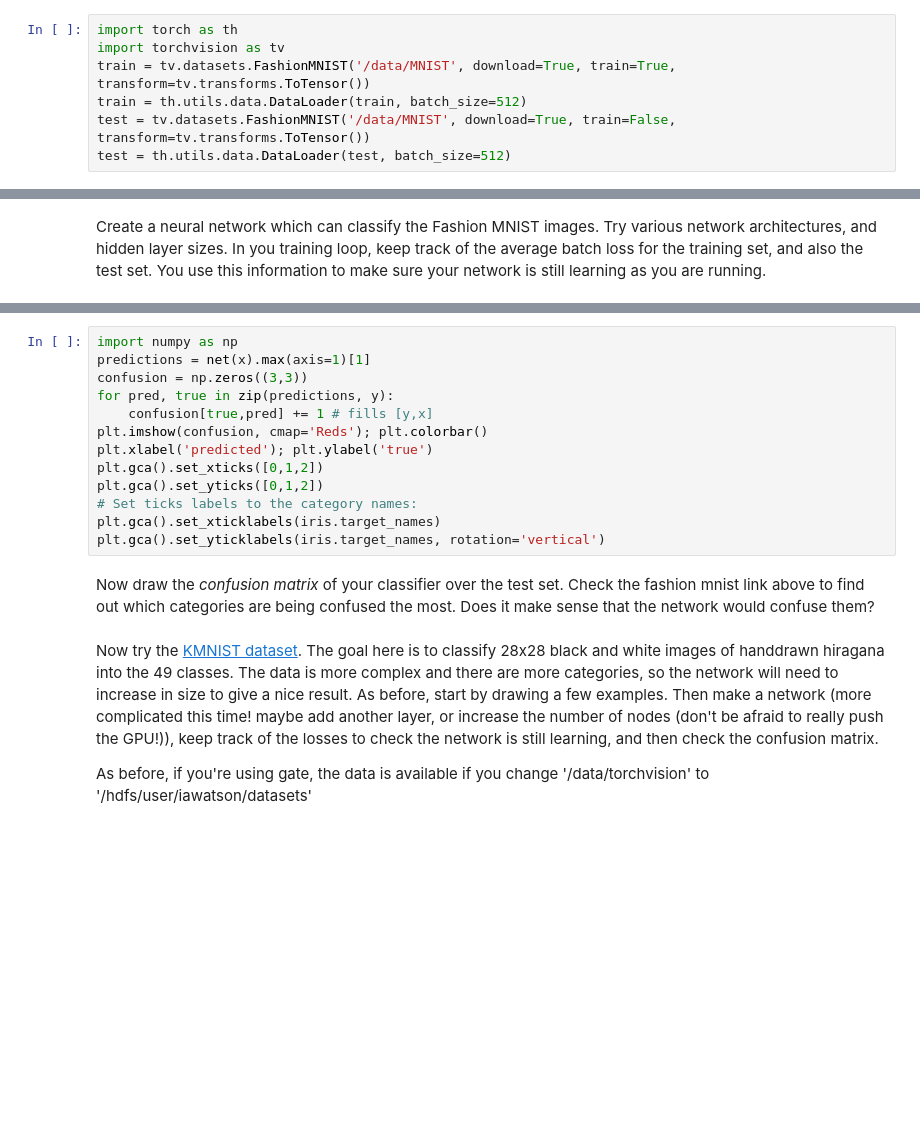
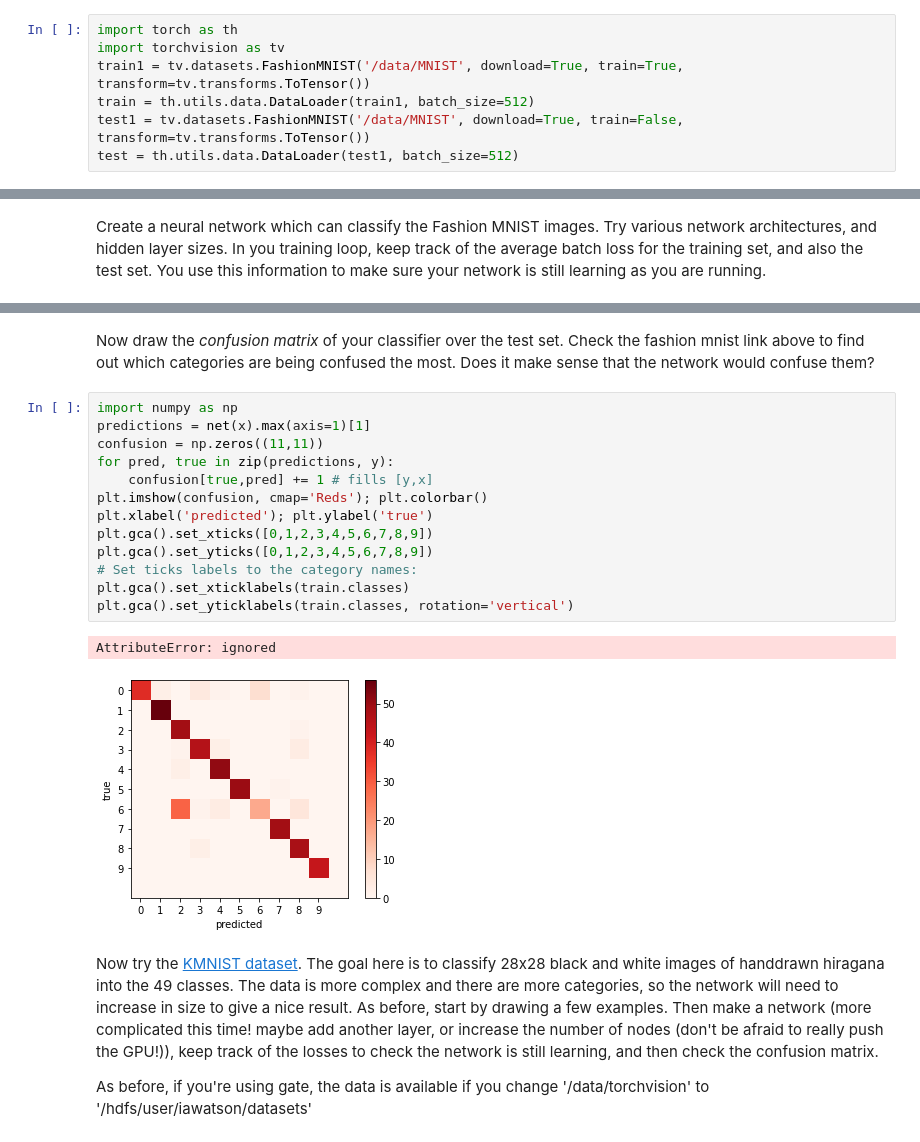
Before and after one commit to nyw-pathfinder/Deep-Learning-Bootcamp-with-PyTorch, a Jupyter notebook: 04-multinomial.ipynb, the cells around one changed output, grey strips where cells are left out. Drawn from its saved outputs; the diff is of its cells as text; blank space fills up the shorter version.

```diff
--- a/04-multinomial.ipynb
+++ b/04-multinomial.ipynb
@@ -360,7 +360,7 @@ On gate, I have already downloaded it, and you can use "/hdfs/user/iawatson/data
 # %%
 import torch as th
 import torchvision as tv
-train = tv.datasets.FashionMNIST('/data/MNIST', download=True, train=True, transform=tv.transforms.ToTensor())
-train = th.utils.data.DataLoader(train, batch_size=512)
-test = tv.datasets.FashionMNIST('/data/MNIST', download=True, train=False, transform=tv.transforms.ToTensor())
-test = th.utils.data.DataLoader(test, batch_size=512)
+train1 = tv.datasets.FashionMNIST('/data/MNIST', download=True, train=True, transform=tv.transforms.ToTensor())
+train = th.utils.data.DataLoader(train1, batch_size=512)
+test1 = tv.datasets.FashionMNIST('/data/MNIST', download=True, train=False, transform=tv.transforms.ToTensor())
+test = th.utils.data.DataLoader(test1, batch_size=512)
@@ -490,18 +472,21 @@ Final accuracy: 0.8652
-# %%
-import numpy as np
-predictions = net(x).max(axis=1)[1]
-confusion = np.zeros((3,3))
-for pred, true in zip(predictions, y):
-    confusion[true,pred] += 1 # fills [y,x]
-plt.imshow(confusion, cmap='Reds'); plt.colorbar()
-plt.xlabel('predicted'); plt.ylabel('true')
-plt.gca().set_xticks([0,1,2])
-plt.gca().set_yticks([0,1,2])
-# Set ticks labels to the category names:
-plt.gca().set_xticklabels(iris.target_names)
-plt.gca().set_yticklabels(iris.target_names, rotation='vertical')
 # %% [markdown]
 Now draw the *confusion matrix* of your classifier over the test set. Check the fashion mnist link above to find out which categories are being confused the most. Does it make sense that the network would confuse them?
+# %%
+import numpy as np
+predictions = net(x).max(axis=1)[1]
+confusion = np.zeros((11,11))
+for pred, true in zip(predictions, y):
+    confusion[true,pred] += 1 # fills [y,x]
+plt.imshow(confusion, cmap='Reds'); plt.colorbar()
+plt.xlabel('predicted'); plt.ylabel('true')
+plt.gca().set_xticks([0,1,2,3,4,5,6,7,8,9])
+plt.gca().set_yticks([0,1,2,3,4,5,6,7,8,9])
+# Set ticks labels to the category names:
+plt.gca().set_xticklabels(train.classes)
+plt.gca().set_yticklabels(train.classes, rotation='vertical')
+# %% [output]
+AttributeError: ignored
+[figure, added]
 # %% [markdown]
 Now try the [KMNIST dataset](https://github.com/rois-codh/kmnist). The goal here is to classify 28x28 black and white images of handdrawn hiragana into the 49 classes. The data is more complex and there are more categories, so the network will need to increase in size to give a nice result. As before, start by drawing a few examples. Then make a network (more complicated this time! maybe add another layer, or increase the number of nodes (don't be afraid to really push the GPU!)), keep track of the losses to check the network is still learning, and then check the confusion matrix.
 
```
Also changed, not shown: parts of 3 cells of this notebook.
